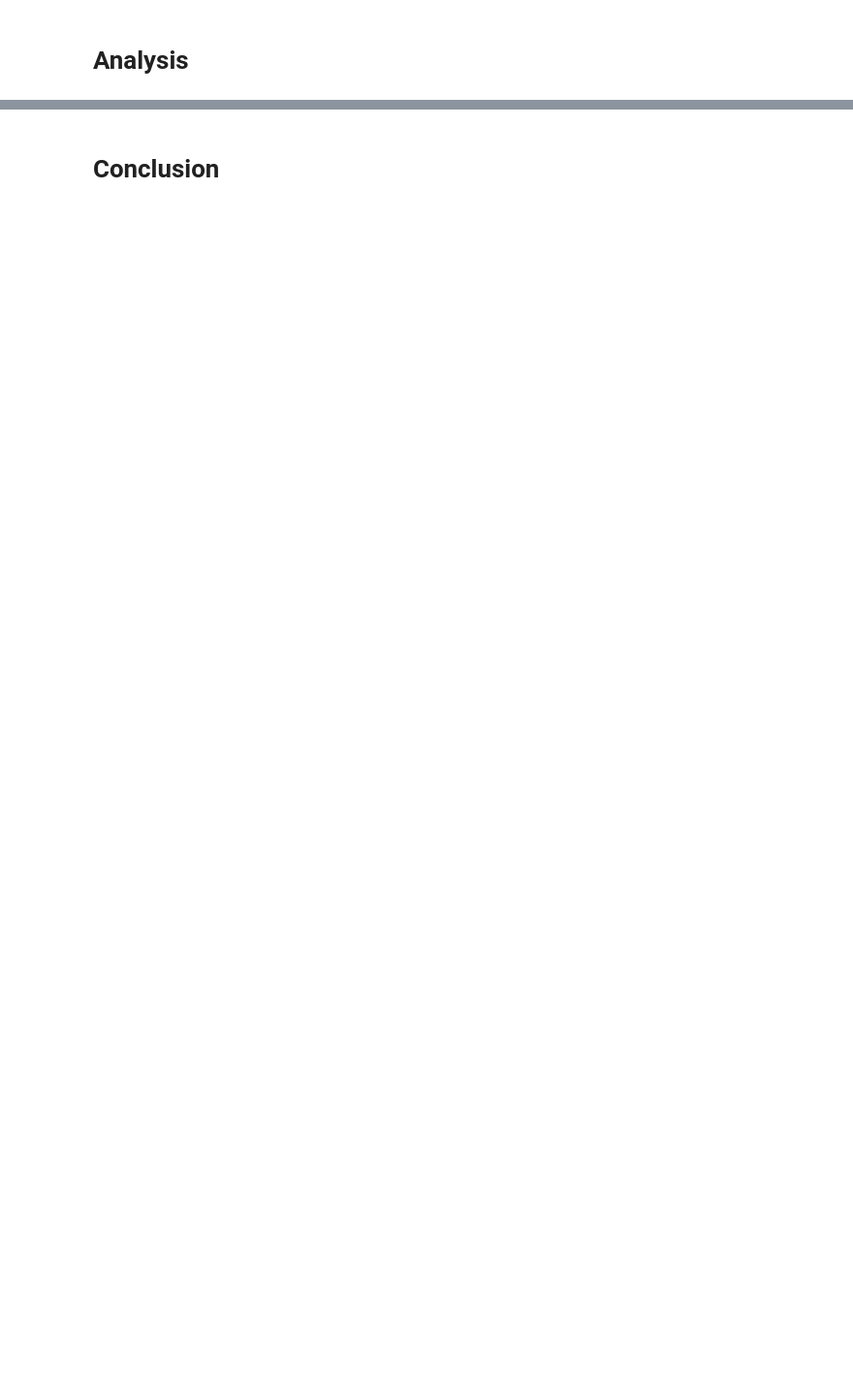
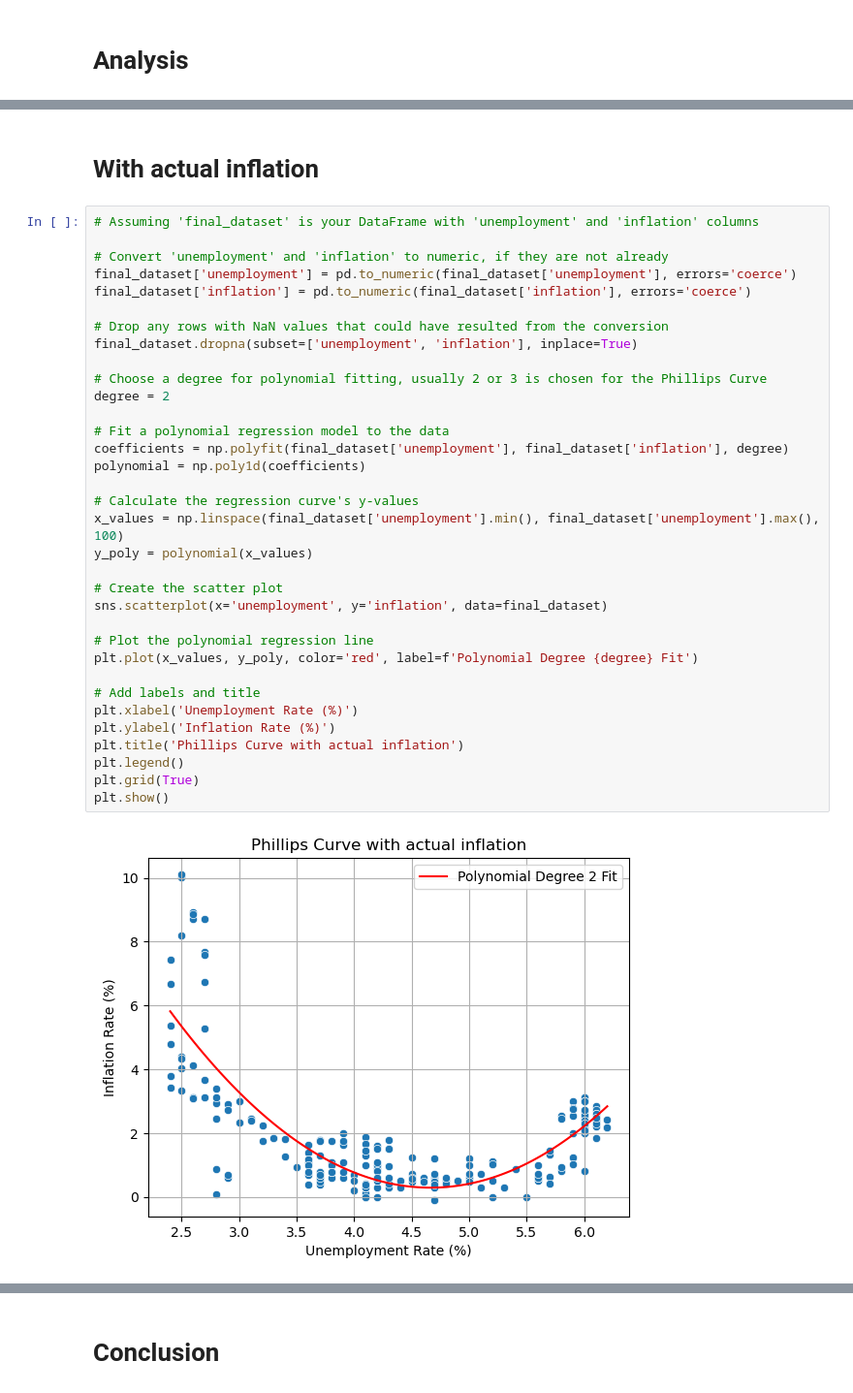
Before and after one commit to NumEconCopenhagen/projects-2024-simon-katrine, a Jupyter notebook: dataproject/dataproject.ipynb, the cells around one changed output, grey strips where cells are left out. Shown at 97% size. Cells and saved outputs as stored; diff of their text form; blank space fills up the shorter version.

```diff
--- a/dataproject/dataproject.ipynb
+++ b/dataproject/dataproject.ipynb
@@ -366,0 +402,38 @@ MAKE FURTHER ANALYSIS. EXPLAIN THE CODE BRIEFLY AND SUMMARIZE THE RESULTS.
+# %% [markdown]
+# With actual inflation
+# %%
+# Assuming 'final_dataset' is your DataFrame with 'unemployment' and 'inflation' columns
+
+# Convert 'unemployment' and 'inflation' to numeric, if they are not already
+final_dataset['unemployment'] = pd.to_numeric(final_dataset['unemployment'], errors='coerce')
+final_dataset['inflation'] = pd.to_numeric(final_dataset['inflation'], errors='coerce')
+
+# Drop any rows with NaN values that could have resulted from the conversion
+final_dataset.dropna(subset=['unemployment', 'inflation'], inplace=True)
+
+# Choose a degree for polynomial fitting, usually 2 or 3 is chosen for the Phillips Curve
+degree = 2
+
+# Fit a polynomial regression model to the data
+coefficients = np.polyfit(final_dataset['unemployment'], final_dataset['inflation'], degree)
+polynomial = np.poly1d(coefficients)
+
+# Calculate the regression curve's y-values
+x_values = np.linspace(final_dataset['unemployment'].min(), final_dataset['unemployment'].max(), 100)
+y_poly = polynomial(x_values)
+
+# Create the scatter plot
+sns.scatterplot(x='unemployment', y='inflation', data=final_dataset)
+
+# Plot the polynomial regression line
+plt.plot(x_values, y_poly, color='red', label=f'Polynomial Degree {degree} Fit')
+
+# Add labels and title
+plt.xlabel('Unemployment Rate (%)')
+plt.ylabel('Inflation Rate (%)')
+plt.title('Phillips Curve with actual inflation')
+plt.legend()
+plt.grid(True)
+plt.show()
+# %% [output]
+[figure, added]
```
Also changed, not shown: parts of 28 cells of this notebook.
